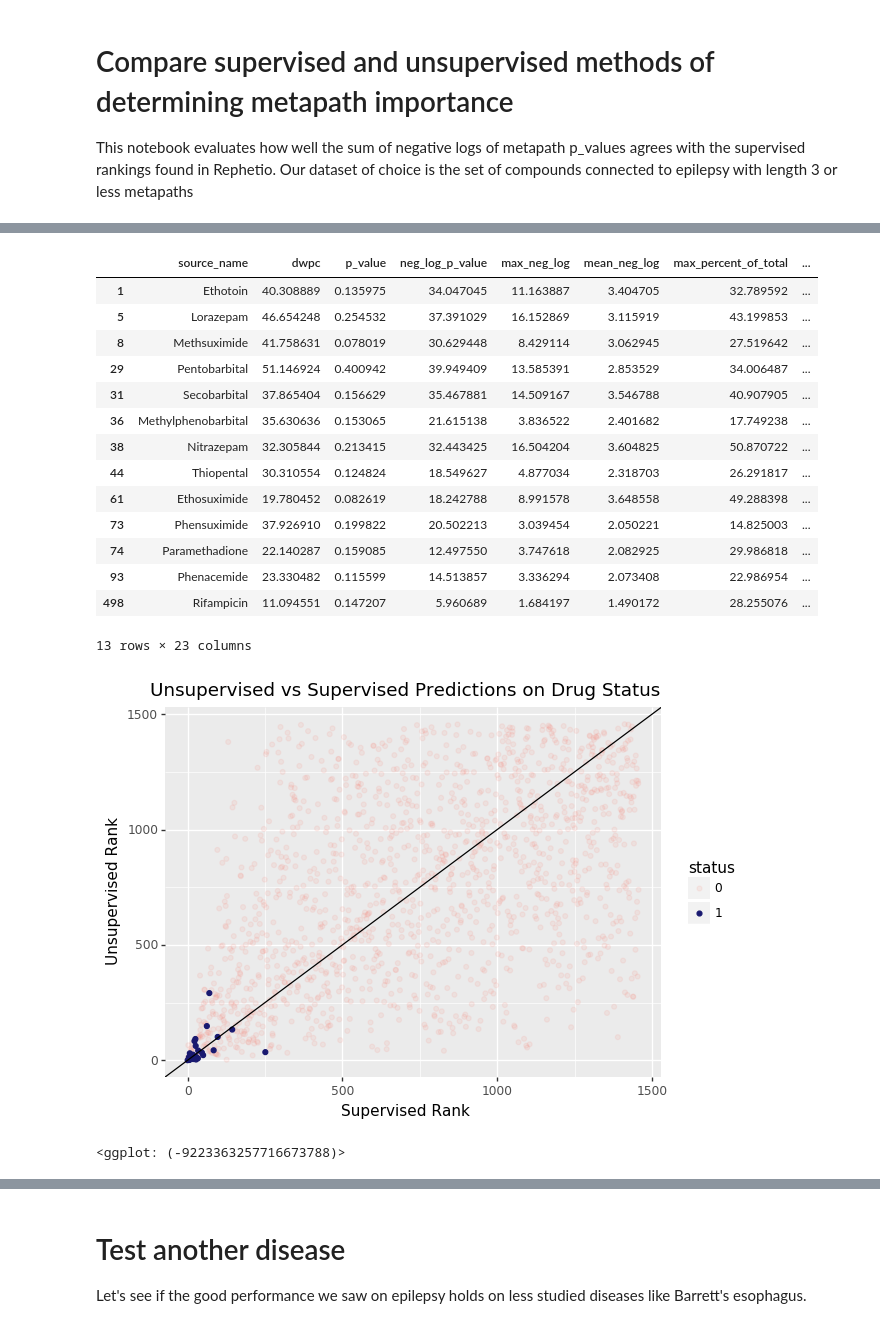
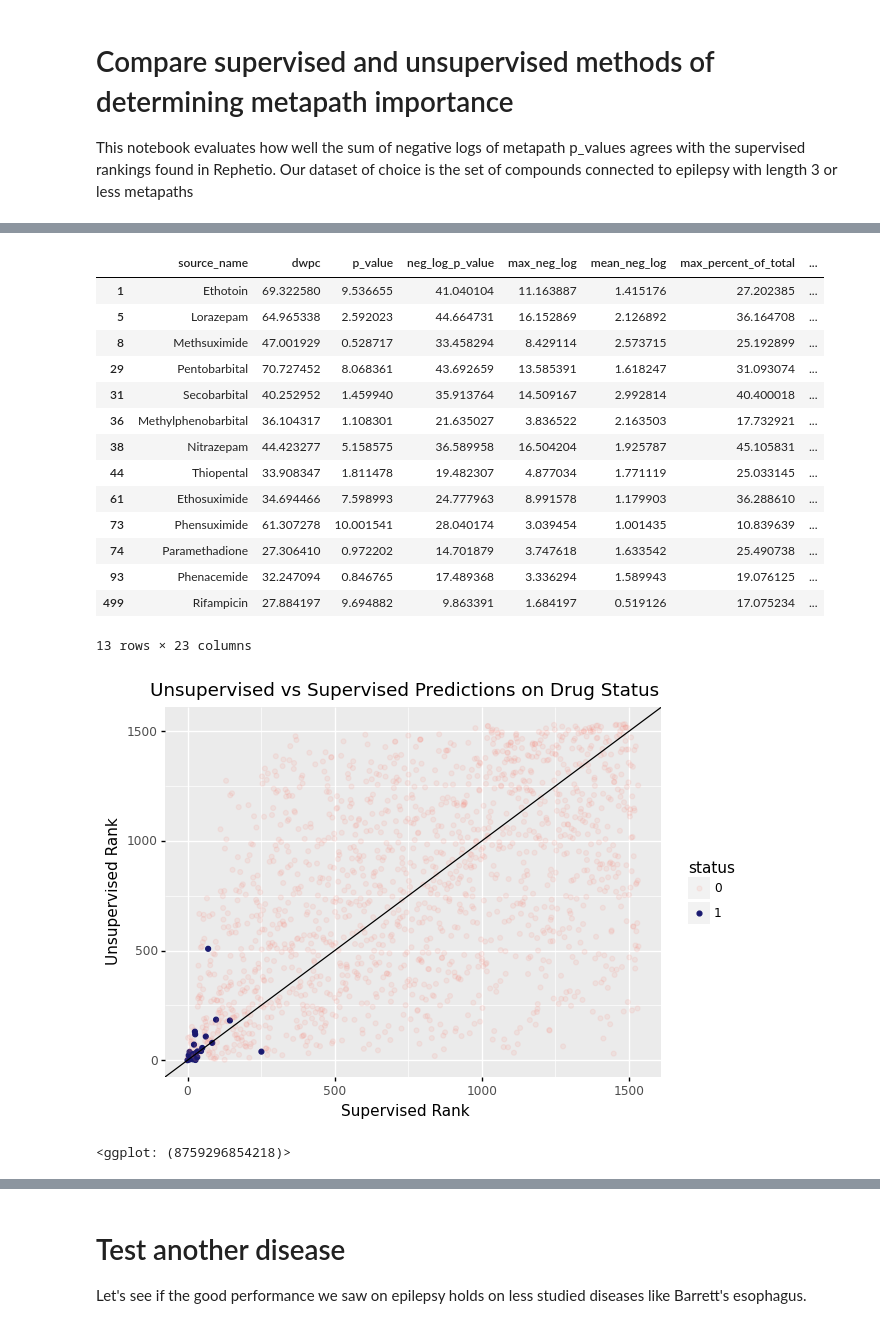
Before and after one commit to greenelab/connectivity-search-analyses, a Jupyter notebook: 11.compound-ranking-comparison.ipynb, the cells around one changed output, grey strips where cells are left out. Drawn from its saved outputs; the diff is of its cells as text; code cells hidden in the pictures.

```diff
--- a/11.compound-ranking-comparison.ipynb
+++ b/11.compound-ranking-comparison.ipynb
@@ -18,15 +18,21 @@ epilepsy_id = 'DOID:1826'
 
 supervised_predictions_df = pandas.read_csv('https://raw.githubusercontent.com/dhimmel/learn/b2460a1ecdec1078d673634688784f3eb5e3fc43/prediction/predictions/probabilities.tsv', sep='\t')
 # %%
-query_template = f'''\
-SELECT dwpc, p_value, metapath_id, source_node.name AS source_name,
-         target_node.name AS target_name, source_node.identifier AS source_identifier
+query_template = '''\
+SELECT
+  dwpc,
+  p_value,
+  metapath_id,
+  source_node.name AS source_name,
+  target_node.name AS target_name,
+  source_node.identifier AS source_identifier
 FROM dj_hetmech_app_pathcount pc
 JOIN dj_hetmech_app_node source_node
    ON pc.source_id = source_node.id
 JOIN dj_hetmech_app_node target_node
    ON pc.target_id = target_node.id
-WHERE target_node.identifier='{disease_id}' OR source_node.identifier='{disease_id}'
+WHERE (target_node.identifier='{disease_id}' AND source_node.metanode_id='Compound')
+  OR (source_node.identifier='{disease_id}' AND target_node.metanode_id='Compound')
 ORDER BY pc.p_value
 '''
 
@@ -35,12 +41,11 @@ def construct_disease_query(disease_id):
     # that the matching node is of the correct type e.g. Disease
     return query_template.format(disease_id=disease_id)
 
-def get_disease_df(disease_id, db_password, supervised_predictions_df):
+def get_disease_df(disease_id, supervised_predictions_df):
+    # Get the unsupervised compound information for a given disease
     query = construct_disease_query(disease_id)
-    connection = get_db_connection()
-
-    # Get the unsupervised compound information for a given disease
-    metapaths = pandas.read_sql(query, connection)
+    with get_db_connection() as connection:
+        metapaths = pandas.read_sql(query, connection)
 
     # If the source node is a disease instead of a compound, swap it with the target node
     reversed_indices = metapaths['source_identifier'] == disease_id
@@ -90,0 +94,4 @@ epilepsy_df = get_disease_df(epilepsy_id, db_password, supervised_predictions_df
+# %%
+%%time
+epilepsy_df = get_disease_df(epilepsy_id, supervised_predictions_df)
+epilepsy_df.head(2)
@@ -120,36 +136,35 @@ KendalltauResult(correlation=0.3692377651807226, pvalue=4.891309138488568e-99)
 # %%
 epilepsy_df['status_drugcentral'] = epilepsy_df['status_drugcentral'].astype('category')
-
 epilepsy_df[epilepsy_df['status_drugcentral'] == 1]
 # %% [output]
 |  | source_name | dwpc | p_value | neg_log_p_value | max_neg_log | mean_neg_log | max_percent_of_total | ... |
-| 1 | Ethotoin | 40.308889 | 0.135975 | 34.047045 | 11.163887 | 3.404705 | 32.789592 | ... |
-| 5 | Lorazepam | 46.654248 | 0.254532 | 37.391029 | 16.152869 | 3.115919 | 43.199853 | ... |
-| 8 | Methsuximide | 41.758631 | 0.078019 | 30.629448 | 8.429114 | 3.062945 | 27.519642 | ... |
-| 29 | Pentobarbital | 51.146924 | 0.400942 | 39.949409 | 13.585391 | 2.853529 | 34.006487 | ... |
-| 31 | Secobarbital | 37.865404 | 0.156629 | 35.467881 | 14.509167 | 3.546788 | 40.907905 | ... |
-| 36 | Methylphenobarbital | 35.630636 | 0.153065 | 21.615138 | 3.836522 | 2.401682 | 17.749238 | ... |
-| 38 | Nitrazepam | 32.305844 | 0.213415 | 32.443425 | 16.504204 | 3.604825 | 50.870722 | ... |
-| 44 | Thiopental | 30.310554 | 0.124824 | 18.549627 | 4.877034 | 2.318703 | 26.291817 | ... |
-| 61 | Ethosuximide | 19.780452 | 0.082619 | 18.242788 | 8.991578 | 3.648558 | 49.288398 | ... |
-| 73 | Phensuximide | 37.926910 | 0.199822 | 20.502213 | 3.039454 | 2.050221 | 14.825003 | ... |
-| 74 | Paramethadione | 22.140287 | 0.159085 | 12.497550 | 3.747618 | 2.082925 | 29.986818 | ... |
-| 93 | Phenacemide | 23.330482 | 0.115599 | 14.513857 | 3.336294 | 2.073408 | 22.986954 | ... |
-| 498 | Rifampicin | 11.094551 | 0.147207 | 5.960689 | 1.684197 | 1.490172 | 28.255076 | ... |
+| 1 | Ethotoin | 69.322580 | 9.536655 | 41.040104 | 11.163887 | 1.415176 | 27.202385 | ... |
+| 5 | Lorazepam | 64.965338 | 2.592023 | 44.664731 | 16.152869 | 2.126892 | 36.164708 | ... |
+| 8 | Methsuximide | 47.001929 | 0.528717 | 33.458294 | 8.429114 | 2.573715 | 25.192899 | ... |
+| 29 | Pentobarbital | 70.727452 | 8.068361 | 43.692659 | 13.585391 | 1.618247 | 31.093074 | ... |
+| 31 | Secobarbital | 40.252952 | 1.459940 | 35.913764 | 14.509167 | 2.992814 | 40.400018 | ... |
+| 36 | Methylphenobarbital | 36.104317 | 1.108301 | 21.635027 | 3.836522 | 2.163503 | 17.732921 | ... |
+| 38 | Nitrazepam | 44.423277 | 5.158575 | 36.589958 | 16.504204 | 1.925787 | 45.105831 | ... |
+| 44 | Thiopental | 33.908347 | 1.811478 | 19.482307 | 4.877034 | 1.771119 | 25.033145 | ... |
+| 61 | Ethosuximide | 34.694466 | 7.598993 | 24.777963 | 8.991578 | 1.179903 | 36.288610 | ... |
+| 73 | Phensuximide | 61.307278 | 10.001541 | 28.040174 | 3.039454 | 1.001435 | 10.839639 | ... |
+| 74 | Paramethadione | 27.306410 | 0.972202 | 14.701879 | 3.747618 | 1.633542 | 25.490738 | ... |
+| 93 | Phenacemide | 32.247094 | 0.846765 | 17.489368 | 3.336294 | 1.589943 | 19.076125 | ... |
+| 499 | Rifampicin | 27.884197 | 9.694882 | 9.863391 | 1.684197 | 0.519126 | 17.075234 | ... |
 13 rows × 23 columns
 # %%
 epilepsy_df['status'] = epilepsy_df['status'].astype('category')
-
-(ggplot(epilepsy_df, aes('supervised_rank', 'unsupervised_rank', color='status', alpha='status'))
-+ geom_point()
-+ labs(x = 'Supervised Rank', y = 'Unsupervised Rank')
-+ geom_abline(intercept=0, slope=1)
-+ scale_color_manual(['salmon', 'midnightblue'])
-+ ggtitle('Unsupervised vs Supervised Predictions on Drug Status')
+(
+    p9.ggplot(epilepsy_df, p9.aes('supervised_rank', 'unsupervised_rank', color='status', alpha='status'))
+    + p9.geom_point()
+    + p9.labs(x = 'Supervised Rank', y = 'Unsupervised Rank')
+    + p9.geom_abline(intercept=0, slope=1)
+    + p9.scale_color_manual(['salmon', 'midnightblue'])
+    + p9.ggtitle('Unsupervised vs Supervised Predictions on Drug Status')
 )
 # %% [output]
-[figure, old version]
+[figure, new version]
-<ggplot: (-9223363257716673788)>
+<ggplot: (8759296854218)>
 # %%
 # Find the items with the biggest difference between the unsupervised and supervised ranks
 epilepsy_df['rank_difference'] = epilepsy_df['unsupervised_rank'] - epilepsy_df['supervised_rank']
```
Also changed, not shown: parts of 18 cells of this notebook, 7 other files.
